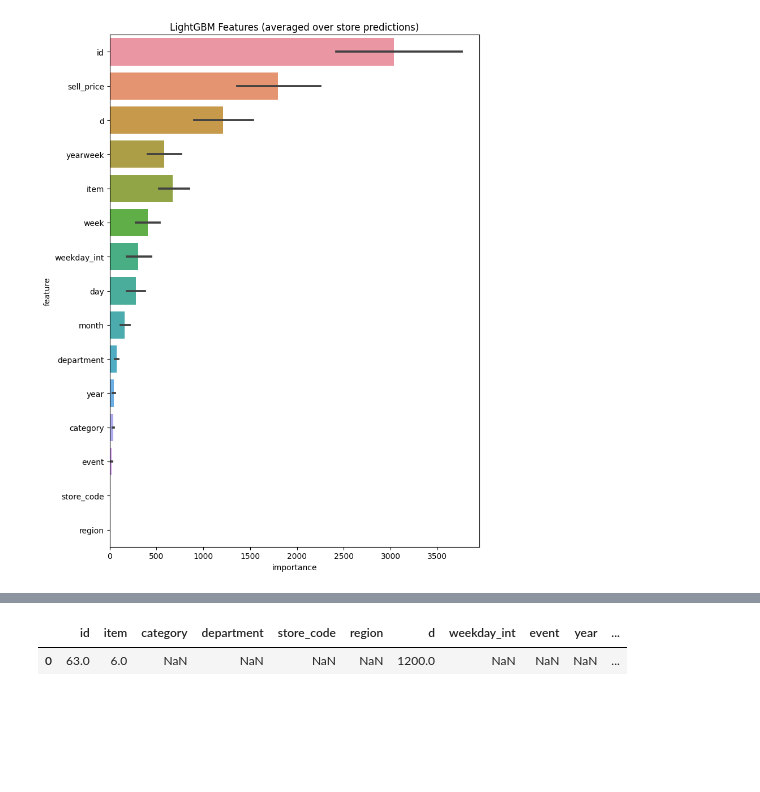
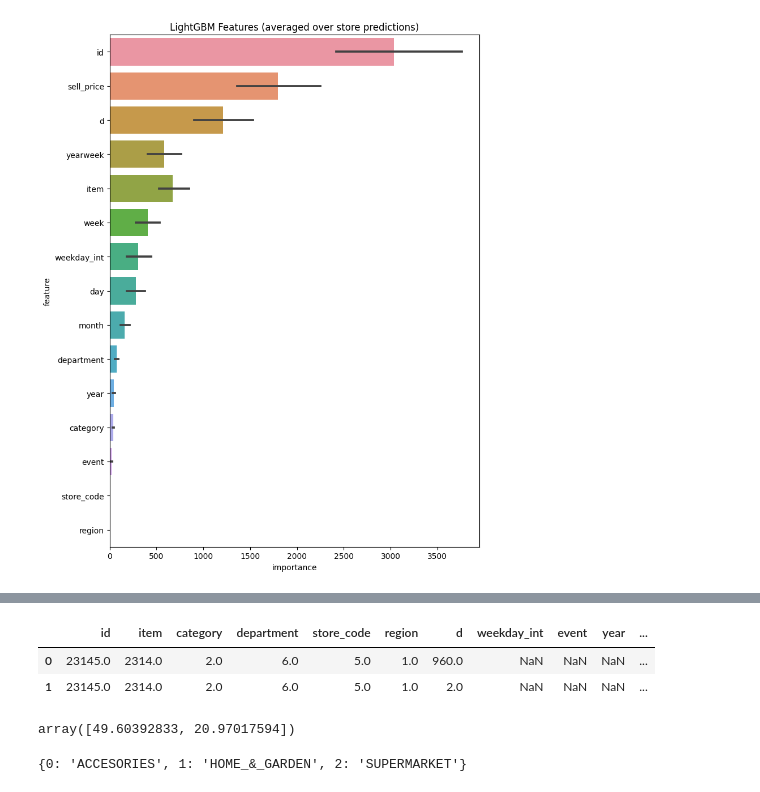
Before and after one commit to JeffAirData/DS-Market, a Jupyter notebook: notebooks/models.ipynb, the cells around one changed output, grey strips where cells are left out. Saved outputs shown, nothing was run; the diff lists cells and outputs as text; code cells hidden in the pictures; blank space fills up the shorter version.

```diff
--- a/notebooks/models.ipynb
+++ b/notebooks/models.ipynb
@@ -492,11 +513,32 @@ testeManual = pd.DataFrame(columns=columnsTrain)
+# %%
+#usar para achar os ids a partir dos nomes para poder preencher o dataframe de predição
+
+id = int(list({i for i in d_id if d_id[i]=="SUPERMARKET_3_090_NYC_3"})[0])
+item_id = int(list({i for i in d_item_id if d_item_id[i]=="SUPERMARKET_3_090"})[0])
+category_id = int(list({i for i in d_category_id if d_category_id[i]=="SUPERMARKET"})[0])
+department_id = int(list({i for i in d_department_id if d_department_id[i]=="SUPERMARKET_3"})[0])
+store_id = int(list({i for i in d_store_id if d_store_id[i]=="NYC_3"})[0])
+region_id = int(list({i for i in d_region_id if d_region_id[i]=="New York"})[0])
+price = sales[sales['id'] == 'SUPERMARKET_3_090_NYC_3']
+# %%
+columnsTrain = {'id': pd.Series(dtype='int'), 'item': pd.Series(dtype='int'), 'category': pd.Series(dtype='int'), 'department': pd.Series(dtype='int'), 'store_code': pd.Series(dtype='int'), 'region': pd.Series(dtype='int'), 'd': pd.Series(dtype='int'), 'weekday_int': pd.Series(dtype='int'), 'event': pd.Series(dtype='int'), 'year': pd.Series(dtype='int'), 'month': pd.Series(dtype='int'), 'day': pd.Series(dtype='int'), 'week': pd.Series(dtype='int'), 'yearweek': pd.Series(dtype='int'), 'sell_price': pd.Series(dtype='int')}
+teste_ = pd.DataFrame(columns=columnsTrain)
 # %%
-testeManual.loc[len(testeManual.index)] = [63, 6, np.nan, np.nan, np.nan, np.nan, 1200, np.nan, np.nan, np.nan, np.nan, np.nan, np.nan, np.nan, 20]
+# ['id', 'item', 'category', 'department', 'store_code', 'region', 'd', 'weekday_int', 'event', 'year', 'month', 'day', 'week', 'yearweek', 'sell_price']
+teste_.loc[len(teste_.index)] = [id, item_id, category_id, department_id, store_id, region_id, 2, np.nan, np.nan, np.nan, np.nan, np.nan, np.nan, np.nan, 1.919921875]
 # %%
-testeManual.head()
+teste_.head()
 # %% [output]
 |  | id | item | category | department | store_code | region | d | weekday_int | event | year | ... |
-| 0 | 63.0 | 6.0 | NaN | NaN | NaN | NaN | 1200.0 | NaN | NaN | NaN | ... |
+| 0 | 23145.0 | 2314.0 | 2.0 | 6.0 | 5.0 | 1.0 | 960.0 | NaN | NaN | NaN | ... |
+| 1 | 23145.0 | 2314.0 | 2.0 | 6.0 | 5.0 | 1.0 | 2.0 | NaN | NaN | NaN | ... |
 # %%
-# prediction
-y_pred = model.predict(testeManual)
+# predição
+y_pred = bst.predict(teste_)
 y_pred
+# %% [output]
+array([49.60392833, 20.97017594])
+# %%
+d_category_id
+# %% [output]
+{0: 'ACCESORIES', 1: 'HOME_&_GARDEN', 2: 'SUPERMARKET'}
```
Also changed, not shown: parts of 9 cells of this notebook, 4 other files.
